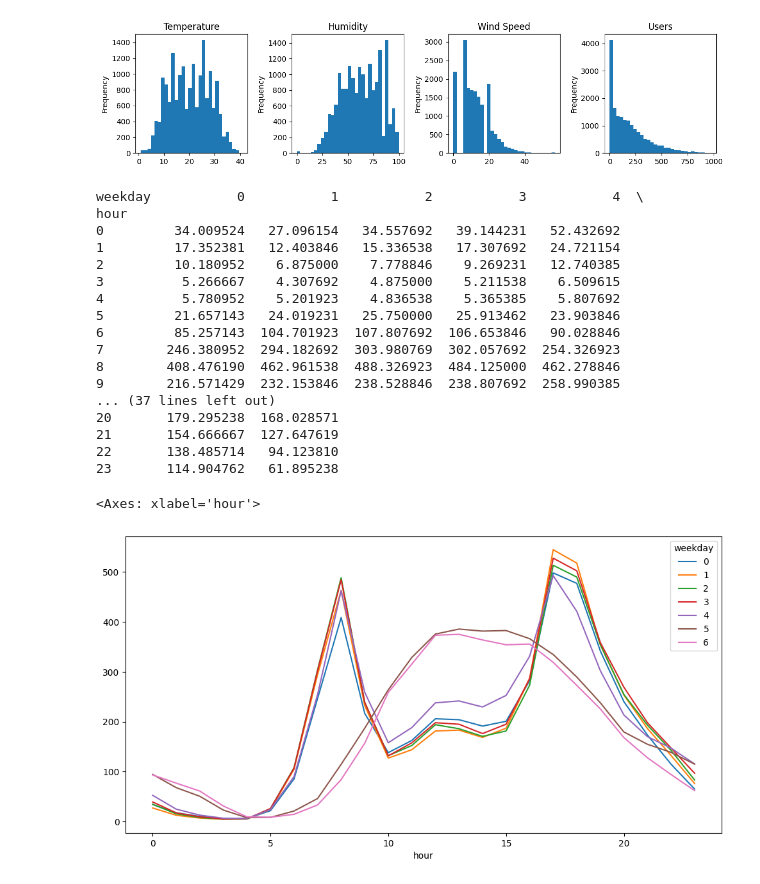
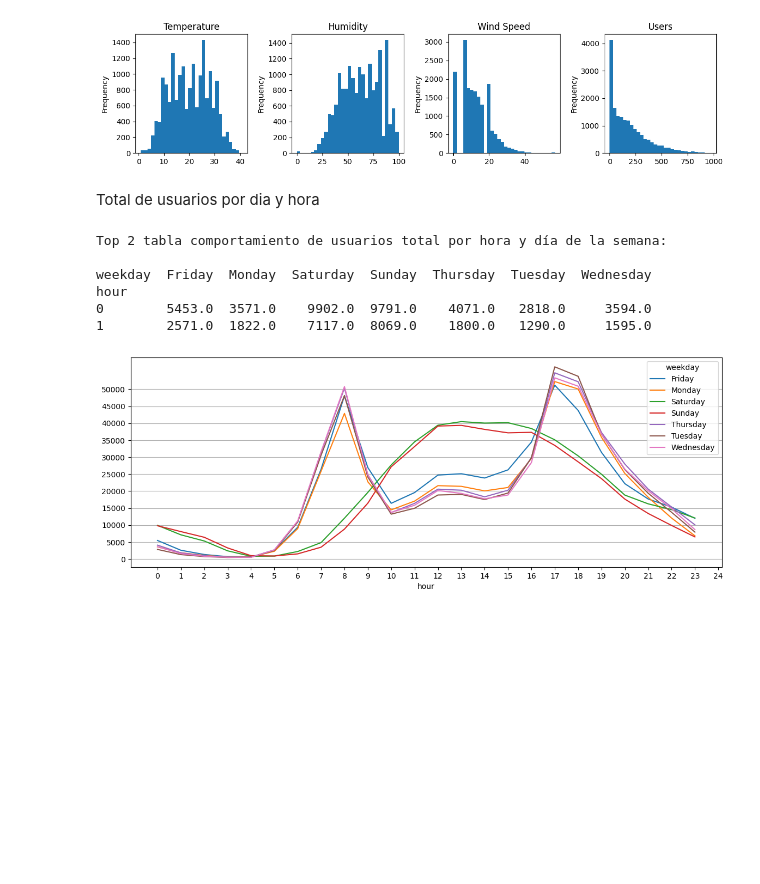
Before and after one commit to jheinsonand/Prediccion_uso_bicicletas, a Jupyter notebook: notebooks/01_eda_preprocess.ipynb, the cells around one changed output. Saved outputs shown, nothing was run; the diff lists cells and outputs as text; code cells hidden in the pictures; blank space fills up the shorter version.

```diff
--- a/notebooks/01_eda_preprocess.ipynb
+++ b/notebooks/01_eda_preprocess.ipynb
@@ -4,0 +59,12 @@ import matplotlib.pyplot as plt
+# %%
+weekday_map = {
+    6: "Sunday",
+    0: "Monday",
+    1: "Tuesday",
+    2: "Wednesday",
+    3: "Thursday",
+    4: "Friday",
+    5: "Saturday"
+}
+
+df["weekday"] = df["weekday"].map(weekday_map)
@@ -143,26 +151,24 @@ plt.tight_layout()
 plt.show()
 # %% [output]
 [figure]
+# %% [markdown]
+Total de usuarios por dia y hora
 # %%
-print(pd.pivot_table(df, values="users", index="hour", columns="weekday"))
-pd.pivot_table(df, values="users", index="hour", columns="weekday").plot(figsize=(12, 6))
+print("Top 2 tabla comportamiento de usuarios total por hora y día de la semana:\n")
+print(pd.pivot_table(df, values="users", index="hour", columns="weekday", aggfunc="sum").head(2),"\n")
+ax = pd.pivot_table(
+    df, values="users", index="hour", columns="weekday", aggfunc="sum"
+).plot(figsize=(14, 5))
+
+ax.set_xticks(range(0, 25, 1))
+ax.set_yticks(range(0, 55000, 5000))
+ax.grid(axis="y")
+plt.show()
 # %% [output]
-weekday           0           1           2           3           4  \
+Top 2 tabla comportamiento de usuarios total por hora y día de la semana:
+
+weekday  Friday  Monday  Saturday  Sunday  Thursday  Tuesday  Wednesday
 hour
-0         34.009524   27.096154   34.557692   39.144231   52.432692
-1         17.352381   12.403846   15.336538   17.307692   24.721154
-2         10.180952    6.875000    7.778846    9.269231   12.740385
-3          5.266667    4.307692    4.875000    5.211538    6.509615
-4          5.780952    5.201923    4.836538    5.365385    5.807692
-5         21.657143   24.019231   25.750000   25.913462   23.903846
-6         85.257143  104.701923  107.807692  106.653846   90.028846
-7        246.380952  294.182692  303.980769  302.057692  254.326923
-8        408.476190  462.961538  488.326923  484.125000  462.278846
-9        216.571429  232.153846  238.528846  238.807692  258.990385
-... (37 lines left out)
-20       179.295238  168.028571
-21       154.666667  127.647619
-22       138.485714   94.123810
-23       114.904762   61.895238
+0        5453.0  3571.0    9902.0  9791.0    4071.0   2818.0     3594.0
+1        2571.0  1822.0    7117.0  8069.0    1800.0   1290.0     1595.0
-<Axes: xlabel='hour'>
-[figure, old version]
+[figure, new version]
```
Also changed, not shown: parts of 14 cells of this notebook.
